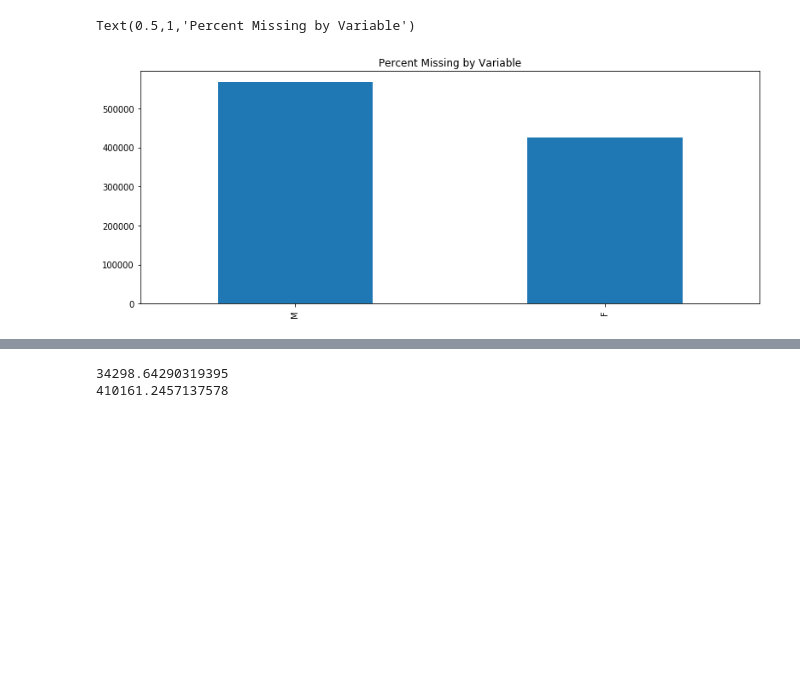
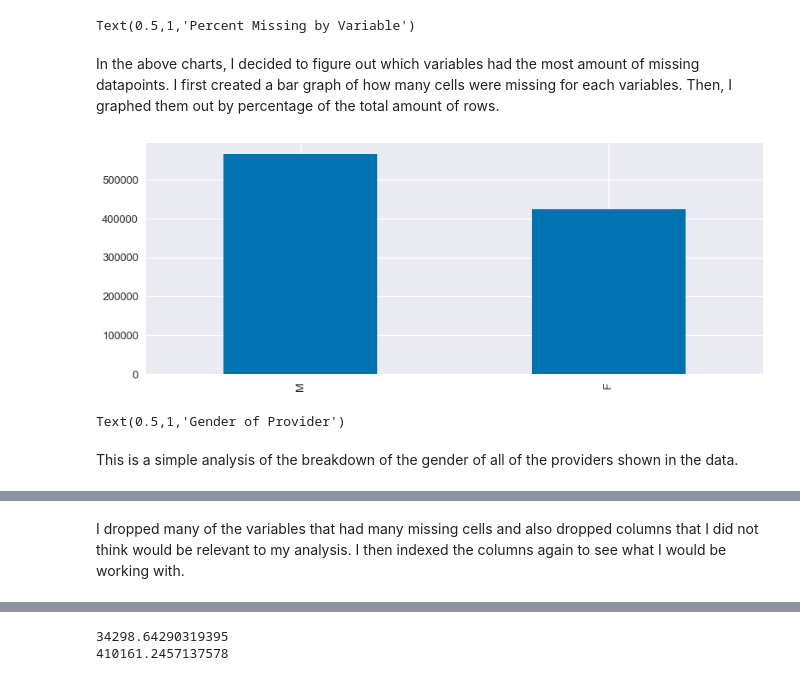
Before and after one commit to mgeiger310/applied_ds, a Jupyter notebook: ksunka01/Kush_data_clean.ipynb, the cells around one changed output, grey strips where cells are left out. Saved outputs shown, nothing was run; the diff lists cells and outputs as text; code cells hidden in the pictures; blank space fills up the shorter version.

```diff
--- a/ksunka01/Kush_data_clean.ipynb
+++ b/ksunka01/Kush_data_clean.ipynb
@@ -12,2 +5,25 @@ import pdb
+# %%
+import pandas as pd
+import numpy as np
+import seaborn as sns
+import matplotlib.pyplot as plt
+plt.rcParams['figure.figsize'] = [13, 5]
+import pdb
+import warnings
+import statsmodels.formula.api as smf
+import sklearn
+from sklearn.linear_model import Lasso
+import sys
+from sklearn.model_selection import train_test_split
+from sklearn.model_selection import RandomizedSearchCV
+from sklearn.model_selection import ParameterGrid
+from sklearn.ensemble import RandomForestClassifier
+from sklearn.linear_model import LogisticRegression
+from sklearn.svm import l1_min_c
+from sklearn.metrics import roc_curve, auc
+sns.set_context('talk')
+sns.set_style('darkgrid')
+sns.set_palette('colorblind')
+from scipy import stats
 # %%
 df = pd.read_csv('https://tufts.box.com/shared/static/eu8kpn2wetgpk0tgsnxtnbiv56adioem.csv')
@@ -83,11 +105,17 @@ plt.title('Percent Missing by Variable')
 # %% [output]
 [figure]
 Text(0.5,1,'Percent Missing by Variable')
+# %% [markdown]
+In the above charts, I decided to figure out which variables had the most amount of missing datapoints. I first created a bar graph of how many cells were missing for each variables. Then, I graphed them out by percentage of the total amount of rows.
 # %%
 df['Gender of the Provider'].value_counts().plot(kind='bar')
 plt.show()
+plt.title('Gender of Provider')
 # %% [output]
-[figure, old version]
+[figure, new version]
+Text(0.5,1,'Gender of Provider')
+# %% [markdown]
+This is a simple analysis of the breakdown of the gender of all of the providers shown in the data.
 # %%
 meddata=df.drop(labels=['Middle Initial of the Provider','Street Address 1 of the Provider', 'Street Address 2 of the Provider','Zip Code of the Provider','Country Code of the Provider','Medicare Participation Indicator','Total Medicare Standardized Payment Amount','Drug Suppress Indicator','Number of HCPCS Associated With Drug Services','Total Drug Medicare Standardized Payment Amount','Medical Suppress Indicator','Total Medical Medicare Standardized Payment Amount','Number of Non-Hispanic White Beneficiaries\t','Number of Black or African American Beneficiaries','Number of Asian Pacific Islander Beneficiaries','Number of Hispanic Beneficiaries','Number of American Indian/Alaska Native Beneficiaries','Number of Beneficiaries With Race Not Elsewhere Classified','Average HCC Risk Score of Beneficiaries','National Provider Identifier','First Name of the Provider','Percent (%) of Beneficiaries Identified With Depression','Percent (%) of Beneficiaries Identified With Hyperlipidemia','Percent (%) of Beneficiaries Identified With Rheumatoid Arthritis / Osteoarthritis','Percent (%) of Beneficiaries Identified With Schizophrenia / Other Psychotic Disorders','Number of HCPCS Associated With Medical Services'], axis=1)
 # %%
@@ -110,6 +138,8 @@ Index(['Last Name/Organization Name of the Provider',
        'Percent (%) of Beneficiaries Identified With Osteoporosis',
        'Percent (%) of Beneficiaries Identified With Stroke'],
       dtype='object')
+# %% [markdown]
+I dropped many of the variables that had many missing cells and also dropped columns that I did not think would be relevant to my analysis. I then indexed the columns again to see what I would be working with.
 # %%
 meddata.head()
 # %% [output]
```
Also changed, not shown: parts of 13 cells of this notebook.
